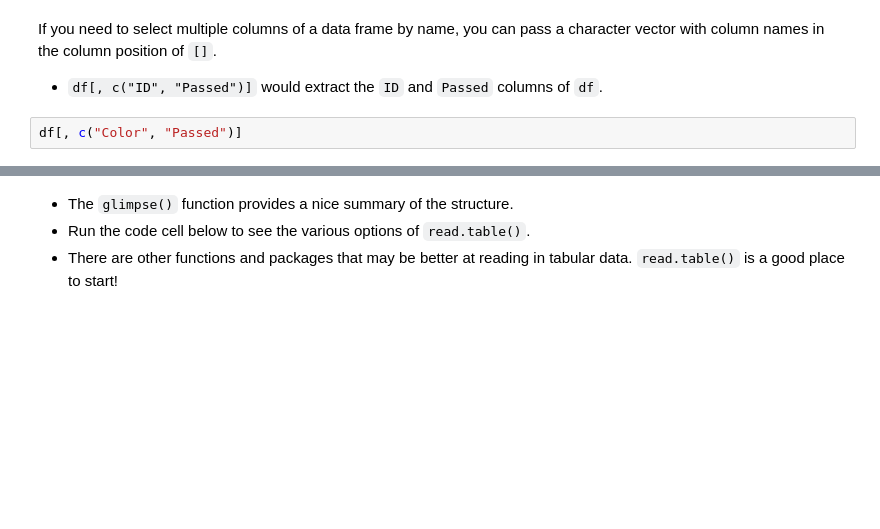
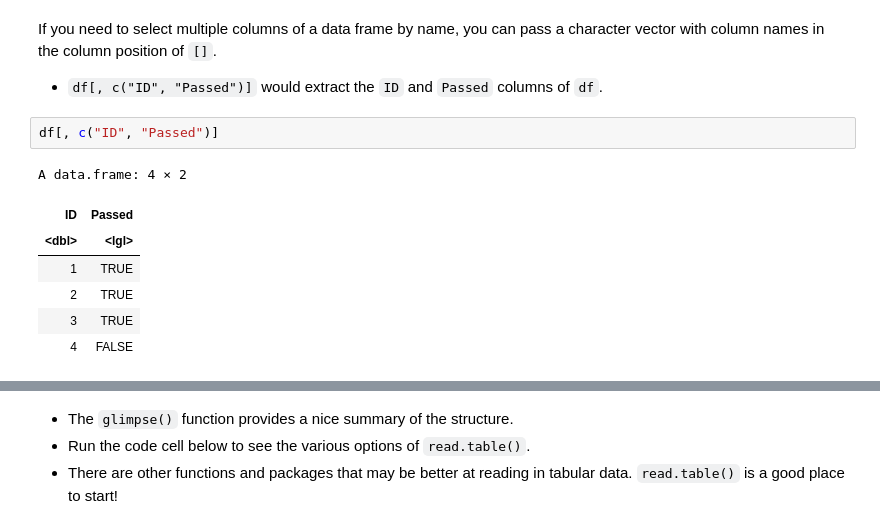
Before and after one commit to CU-Denver-MathStats-OER/Statistical-Theory, a Jupyter notebook: Appendix/Intro-to-Vectors-Dataframes.ipynb, the cells around one changed output, grey strips where cells are left out. Saved outputs shown, nothing was run; the diff lists cells and outputs as text; blank space fills up the shorter version.

```diff
--- a/Appendix/Intro-to-Vectors-Dataframes.ipynb
+++ b/Appendix/Intro-to-Vectors-Dataframes.ipynb
@@ -424,4 +450,12 @@ pass a character vector with column names in the column position of
 # %%
-df[, c("Color", "Passed")]
+df[, c("ID", "Passed")]
+# %% [output]
+A data.frame: 4 × 2
+| ID | Passed |
+| <dbl> | <lgl> |
+| 1 | TRUE |
+| 2 | TRUE |
+| 3 | TRUE |
+| 4 | FALSE |
 # %%
 df[, c(1, 3)]  # another we to pick columns 1 and 3
```
Also changed, not shown: parts of 56 cells of this notebook.
